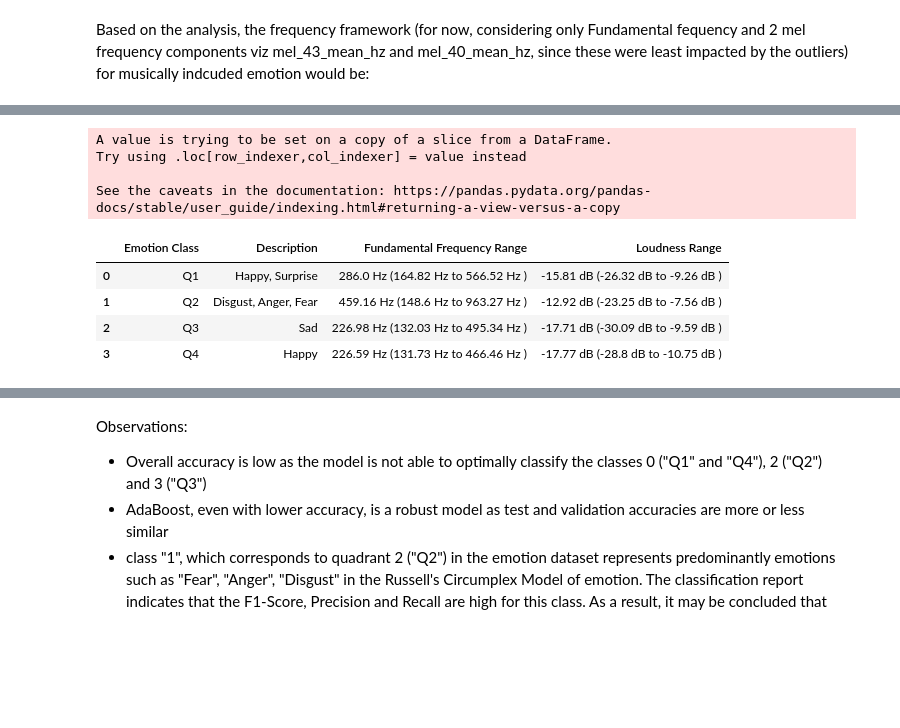
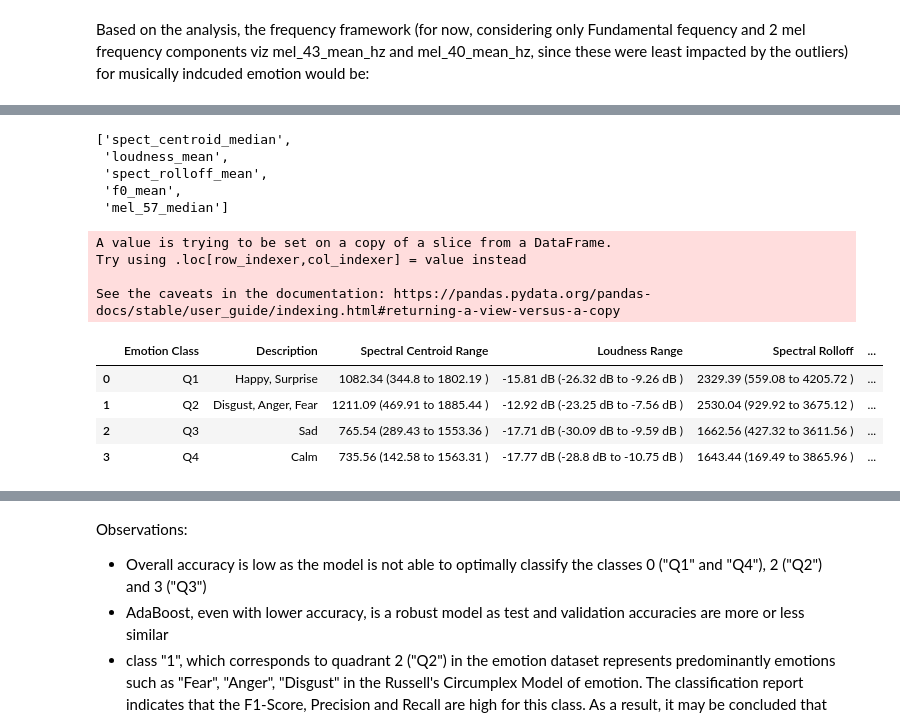
Before and after one commit to vinurajd/MER_Phd_Thesis, a Jupyter notebook: DS_1_Analysis-Adaboost-4 classes.ipynb, the cells around one changed output, grey strips where cells are left out. Cells and saved outputs as stored; diff of their text form; code cells hidden in the pictures; blank space fills up the shorter version.

```diff
--- a/DS_1_Analysis-Adaboost-4 classes.ipynb
+++ b/DS_1_Analysis-Adaboost-4 classes.ipynb
@@ -58,6 +76,0 @@ import pickle
-# %%
-# User defined functions
-
-# Convert the mel frequencies to hz using the librosa function mel_to_hz
-def mel_to_hz(x):
-    return librosa.mel_to_hz(x)
@@ -856,38 +968,81 @@ Based on the analysis, the frequency framework (for now, considering only Fundam
+# %%
+top_5_cols
+# %% [output]
+['spect_centroid_median',
+ 'loudness_mean',
+ 'spect_rolloff_mean',
+ 'f0_mean',
+ 'mel_57_median']
 # %%
-final_df = X_valid[top_n_cols]
+# Lot of room to optimize this code as there's significant hardcoding
+
+top_5_cols = list(feat_imp_df.feature_names[0:5])
+final_df = X_valid[top_5_cols]
 final_df['sound_file_class'] = y_valid
 
 class_values = [0,1,2,3]
 outcome_df = pd.DataFrame({'Emotion Class':['Q1','Q2','Q3','Q4'],
-             'Description':['Happy, Surprise','Disgust, Anger, Fear','Sad','Happy']})
+             'Description':['Happy, Surprise','Disgust, Anger, Fear','Sad','Calm']})
+spect_centroid_list = []
+loudness_list = []
+spect_rolloff_list = []
 f0_list = []
-loudness_list = []
 mel_list = []
 for class_value in class_values:
     tmp_list = []
     class_df = final_df[final_df.sound_file_class==class_value]
-    mean_val = round(np.mean(class_df.f0_mean) ,2)
-    min_val = round(np.min(class_df.f0_mean),2)
-    max_val = round(np.max(class_df.f0_mean) ,2)
-    range_val = str(mean_val)+" Hz ("+str(min_val)+" Hz to "+ str(max_val) +" Hz )"
-    f0_list.append(range_val)
+
+    mean_val = round(np.mean(class_df.spect_centroid_median) ,2)
+    min_val = round(np.min(class_df.spect_centroid_median),2)
+    max_val = round(np.max(class_df.spect_centroid_median) ,2)
+    range_val = str(mean_val)+" ("+str(min_val)+" to "+ str(max_val) +" )"
+    spect_centroid_list.append(range_val)
 
     mean_val = round(np.mean(class_df.loudness_mean) ,2)
     min_val = round(np.min(class_df.loudness_mean),2)
     max_val = round(np.max(class_df.loudness_mean) ,2)
     range_val = str(mean_val)+" dB ("+str(min_val)+" dB to "+ str(max_val) +" dB )"
     loudness_list.append(range_val)
 
+    mean_val = round(np.mean(class_df.spect_rolloff_mean) ,2)
+    min_val = round(np.min(class_df.spect_rolloff_mean),2)
+    max_val = round(np.max(class_df.spect_rolloff_mean) ,2)
+    range_val = str(mean_val)+" ("+str(min_val)+" to "+ str(max_val) +" )"
+    spect_rolloff_list.append(range_val)
+
+    mean_val = round(np.mean(class_df.f0_mean) ,2)
+    min_val = round(np.min(class_df.f0_mean),2)
+    max_val = round(np.max(class_df.f0_mean) ,2)
+    range_val = str(mean_val)+" Hz ("+str(min_val)+" Hz to "+ str(max_val) +" Hz )"
+    f0_list.append(range_val)
+
+    mean_val = round(np.mean(class_df.mel_57_median) ,2)
+    mean_val = mel_to_hz(mean_val)
+
+    min_val = round(np.min(class_df.mel_57_median),2)
+    min_val = mel_to_hz(min_val)
+    max_val = round(np.max(class_df.mel_57_median) ,2)
+    max_val = mel_to_hz(max_val)
+
+    range_val = str(mean_val)+" Hz ("+str(min_val)+" Hz to "+ str(max_val) +" Hz )"
+    mel_list.append(range_val)
+
+
+outcome_df['Spectral Centroid Range'] = spect_centroid_list
+outcome_df['Loudness Range'] = loudness_list
+outcome_df['Spectral Rolloff'] = spect_rolloff_list
 outcome_df['Fundamental Frequency Range'] = f0_list
-outcome_df['Loudness Range'] = loudness_list
+outcome_df['Mel Frequency band 57 Range'] = mel_list
+
+outcome_df.to_csv("Inference_top5_feat.csv",index = False)
 outcome_df
 # %% [output]
 A value is trying to be set on a copy of a slice from a DataFrame.
 Try using .loc[row_indexer,col_indexer] = value instead
 
 See the caveats in the documentation: https://pandas.pydata.org/pandas-docs/stable/user_guide/indexing.html#returning-a-view-versus-a-copy
-|  | Emotion Class | Description | Fundamental Frequency Range | Loudness Range |
-| 0 | Q1 | Happy, Surprise | 286.0 Hz (164.82 Hz to 566.52 Hz ) | -15.81 dB (-26.32 dB to -9.26 dB ) |
-| 1 | Q2 | Disgust, Anger, Fear | 459.16 Hz (148.6 Hz to 963.27 Hz ) | -12.92 dB (-23.25 dB to -7.56 dB ) |
-| 2 | Q3 | Sad | 226.98 Hz (132.03 Hz to 495.34 Hz ) | -17.71 dB (-30.09 dB to -9.59 dB ) |
-| 3 | Q4 | Happy | 226.59 Hz (131.73 Hz to 466.46 Hz ) | -17.77 dB (-28.8 dB to -10.75 dB ) |
+|  | Emotion Class | Description | Spectral Centroid Range | Loudness Range | Spectral Rolloff | ... |
+| 0 | Q1 | Happy, Surprise | 1082.34 (344.8 to 1802.19 ) | -15.81 dB (-26.32 dB to -9.26 dB ) | 2329.39 (559.08 to 4205.72 ) | ... |
+| 1 | Q2 | Disgust, Anger, Fear | 1211.09 (469.91 to 1885.44 ) | -12.92 dB (-23.25 dB to -7.56 dB ) | 2530.04 (929.92 to 3675.12 ) | ... |
+| 2 | Q3 | Sad | 765.54 (289.43 to 1553.36 ) | -17.71 dB (-30.09 dB to -9.59 dB ) | 1662.56 (427.32 to 3611.56 ) | ... |
+| 3 | Q4 | Calm | 735.56 (142.58 to 1563.31 ) | -17.77 dB (-28.8 dB to -10.75 dB ) | 1643.44 (169.49 to 3865.96 ) | ... |
```
Also changed, not shown: parts of 39 cells of this notebook, 3 other files.
